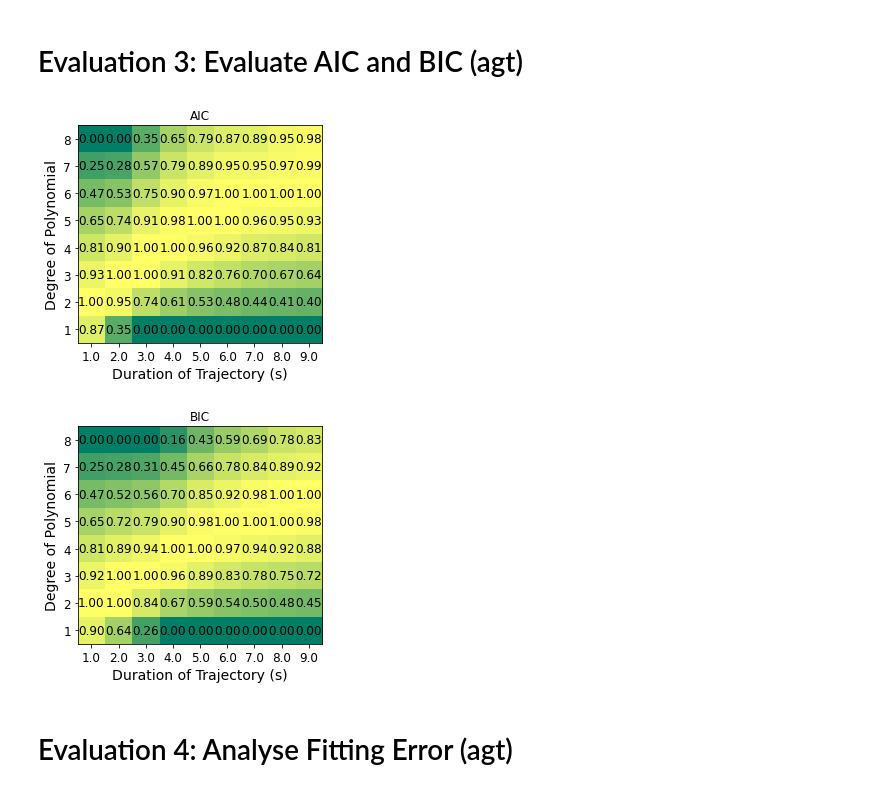
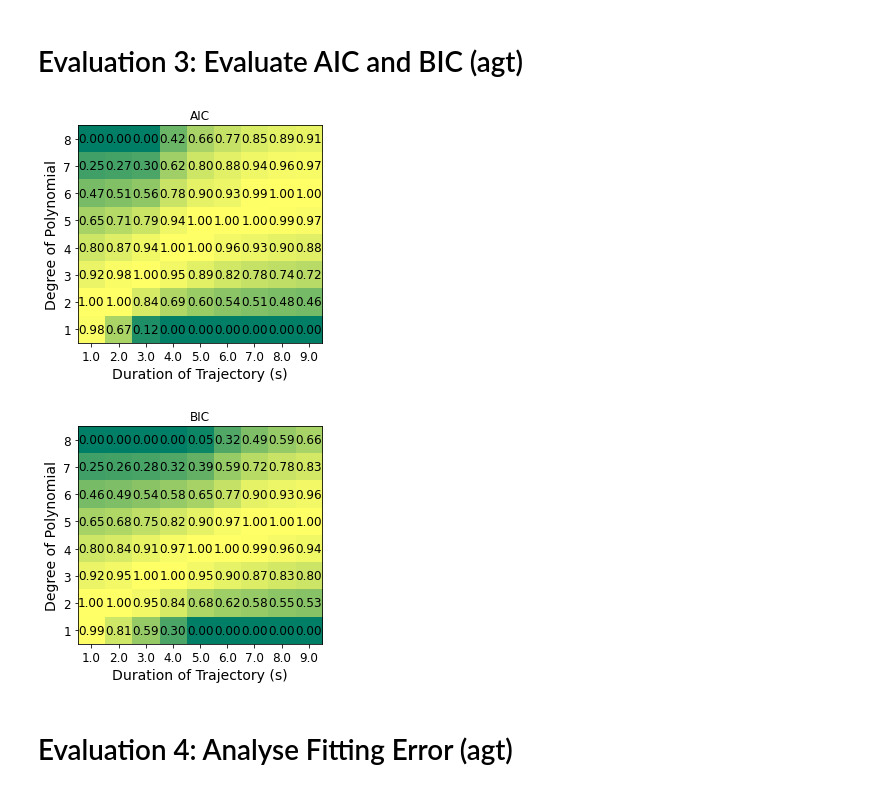
Before and after one commit to YueYao-bot/Waymo_Motion_Analyse, a Jupyter notebook: result_evaluation.ipynb, the cells around one changed output. Cells and saved outputs as stored; diff of their text form; code cells hidden in the pictures.

```diff
--- a/result_evaluation.ipynb
+++ b/result_evaluation.ipynb
@@ -116,8 +116,8 @@ with open("data/ego_trajs_" + str(num_points_in_one_traj) + "_json_new/ego_trajs
 idx_invalid = idx_outlier | idx_not_moving
 
 
-list_dataset = dataloader_utils.generate_ego_file_list_dataset('data/ego_trajs_json/', idx_invalid)
-start_idx_dataset = dataloader_utils.generate_ego_start_indicies_dataset("data/ego_trajs_" + str(num_points_in_one_traj) + "_json_new/ego_trajs_start_point_indicies.json", idx_invalid)
+list_dataset = dataloader_utils.generate_file_list_dataset('data/ego_trajs_json/', idx_invalid)
+start_idx_dataset = dataloader_utils.generate_start_indicies_dataset("data/ego_trajs_" + str(num_points_in_one_traj) + "_json_new/ego_trajs_start_point_indicies.json", idx_invalid)
 
 combined_dataset = tf.data.Dataset.zip((list_dataset, start_idx_dataset))
 
@@ -430,6 +443,7 @@ fig1.savefig('imgs/ego_error_lon_waymo.pdf', dpi=300, format='pdf', bbox_inches=
 # Evaluation 3: Evaluate AIC and BIC (agt)
 # %%
 # Visualise AIC, BIC
+object_type = 'cyclist'
 num_of_points_list = [11, 21, 31, 41, 51, 61, 71, 81, 91]
 degrees = [1, 2, 3, 4, 5, 6, 7, 8]
 AIC_matrix = np.zeros((8, len(num_of_points_list)))
@@ -438,7 +452,7 @@ fig, ax = plt.subplots()
 fig2, ax2 = plt.subplots()
 cmap = mpl.cm.summer
 for idx, num_of_points in enumerate(num_of_points_list):
-    folder_dir = 'logs/gradient_tape/agt_xy_polar_plus_const_' + str(num_of_points)
+    folder_dir = 'logs/gradient_tape/' + object_type + '/agt_xy_polar_plus_const_' + str(num_of_points)
     file_name = 'result_summary'
     with open(folder_dir + '/' + file_name + '.json', "r") as read_file:
         result = json.load(read_file)
@@ -461,37 +475,37 @@ for (i, j), z in np.ndenumerate(AIC_matrix):
 
 ax.set_xticks(np.arange(0, AIC_matrix.shape[1], 1));
 ax.set_yticks(np.arange(0, AIC_matrix.shape[0], 1));
 ax.set_xticklabels((np.array(num_of_points_list)-1) / 10);
 ax.set_yticklabels(degrees[::-1]);
 
 
 ax2.imshow(BIC_matrix, cmap = cmap)
 for (i, j), z in np.ndenumerate(BIC_matrix):
     ax2.text(j, i, '{:0.2f}'.format(z), ha='center', va='center')
 
 ax2.set_xticks(np.arange(0, BIC_matrix.shape[1], 1));
 ax2.set_yticks(np.arange(0, BIC_matrix.shape[0], 1));
 ax2.set_xticklabels((np.array(num_of_points_list)-1) / 10);
 ax2.set_yticklabels(degrees[::-1]);
 
 #ax.set_title('Normalized avg. AIC (higher value is better)')
 ax.set_title('AIC')
 ax.set_ylabel('Degree of Polynomial')
 ax.set_xlabel('Duration of Trajectory (s)')
 
 fig.show()
-fig.savefig('imgs/Argoverse 2 Normalized AIC related to the Duration of Trajectory (agt).pdf', dpi = 600)
+fig.savefig('imgs/Argoverse 2 Normalized AIC related to the Duration of Trajectory (agt ' + object_type + ').pdf', dpi = 300)
 
 #ax2.set_title('Normalized avg. BIC (higher value is better)')
 ax2.set_title('BIC')
 ax2.set_ylabel('Degree of Polynomial')
 ax2.set_xlabel('Duration of Trajectory (s)')
 
 fig2.show()
-fig2.savefig('imgs/Argoverse 2 Normalized BIC related to the Duration of Trajectory (agt).pdf', dpi = 600)
+fig2.savefig('imgs/Argoverse 2 Normalized BIC related to the Duration of Trajectory (agt ' + object_type + ').pdf', dpi = 300)
 # %% [output]
-[figure, old version]
+[figure, new version]
-[figure, old version]
+[figure, new version]
 # %% [markdown]
 # Evaluation 4: Analyse Fitting Error (agt)
 # %%
```
Also changed, not shown: parts of 20 cells of this notebook, 9 other files.
